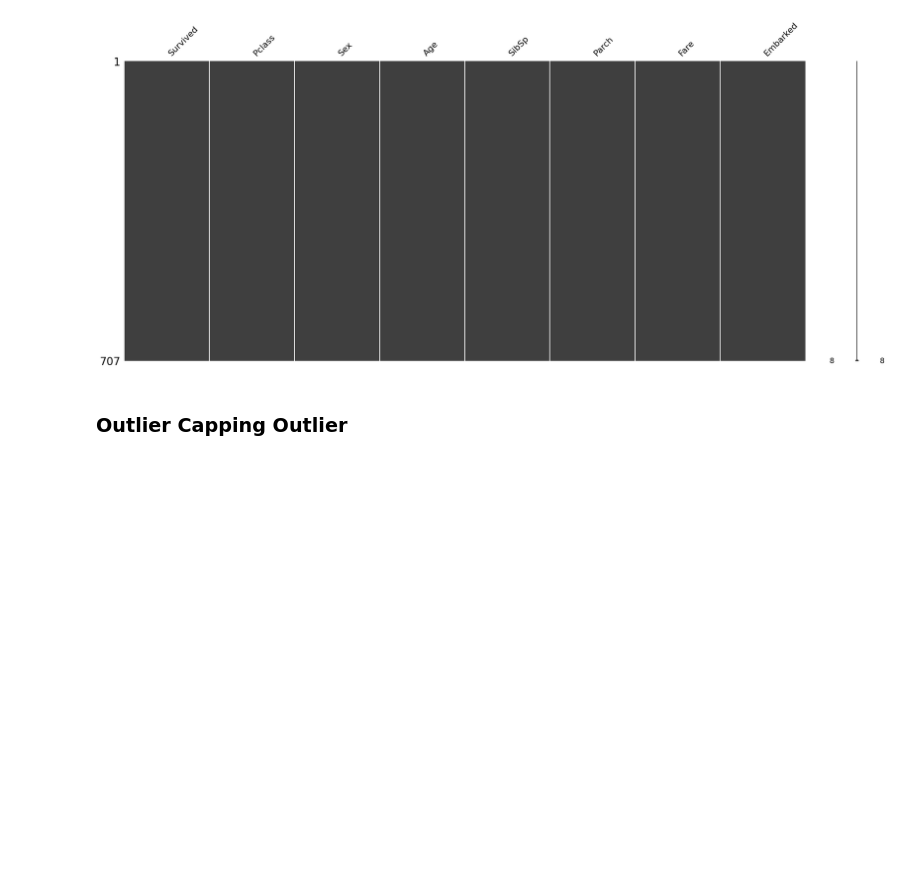
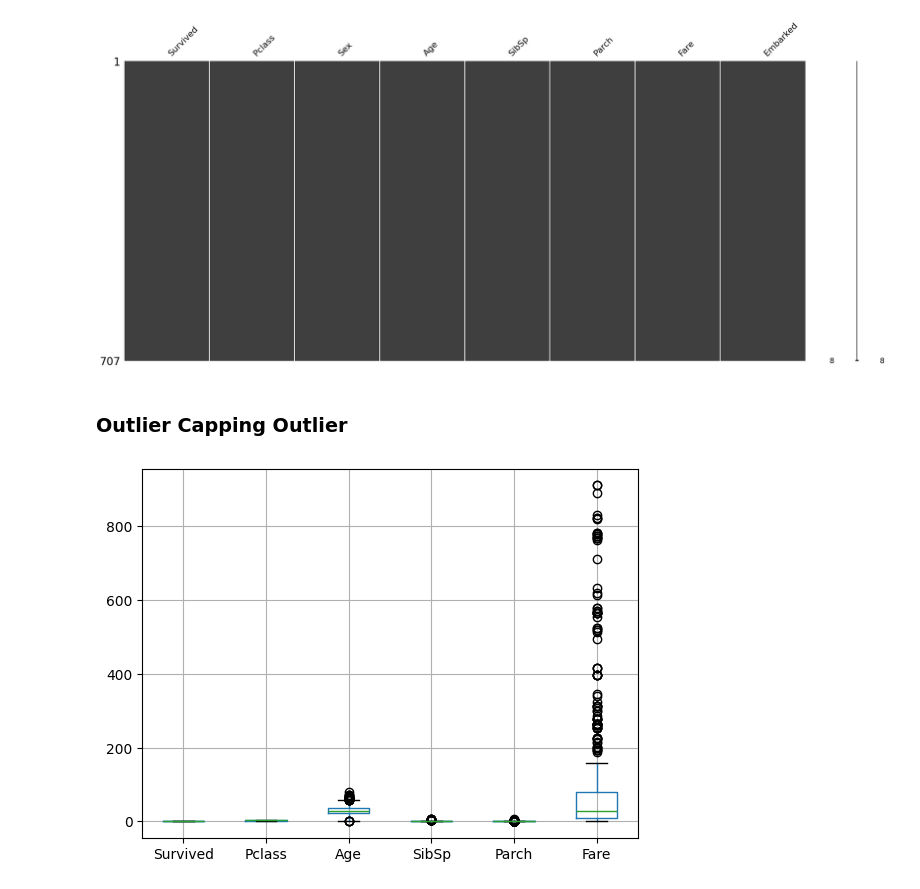
Before and after one commit to Rafluz/Titanic, a Jupyter notebook: praprocesingCO.ipynb, the cells around one changed output. Saved outputs shown, nothing was run; the diff lists cells and outputs as text; code cells hidden in the pictures; blank space fills up the shorter version.

```diff
--- a/praprocesingCO.ipynb
+++ b/praprocesingCO.ipynb
@@ -223,3 +223,8 @@ msno.matrix(dstitanic)
 [figure]
 # %% [markdown]
 ### Outlier Capping Outlier
+# %%
+dstitanic.boxplot()
+plt.show()
+# %% [output]
+[figure, added]
```
Also changed, not shown: 2 other files.
